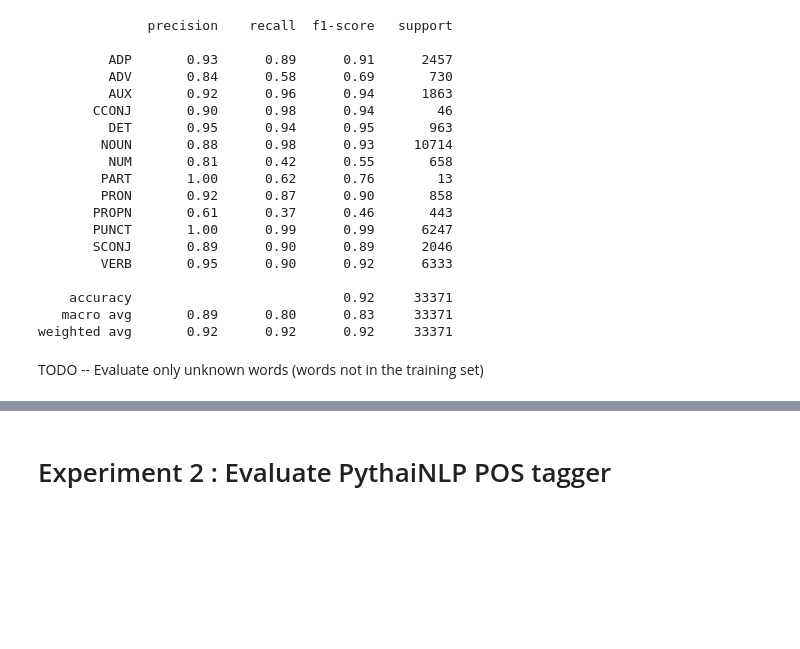
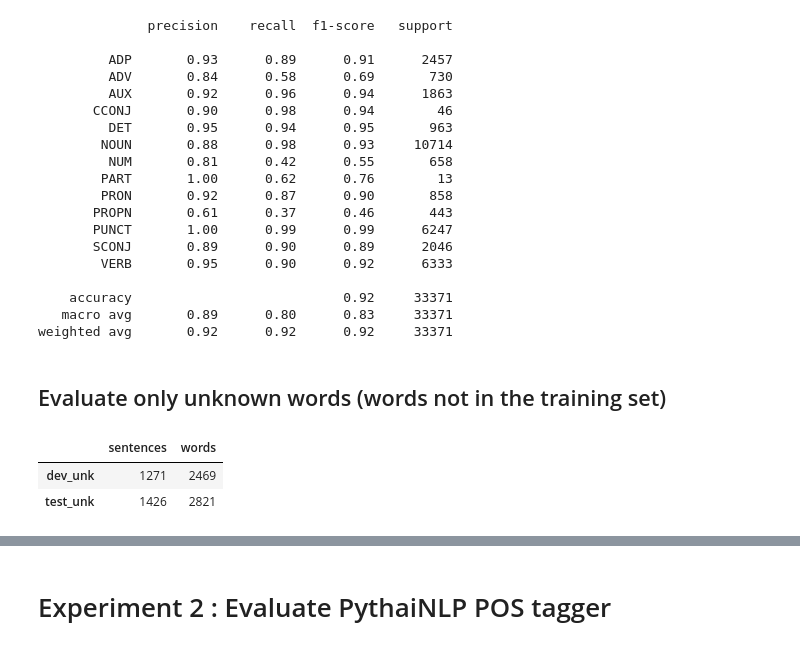
Before and after one commit to jitkapat/thaipostagger, a Jupyter notebook: Experiments with features.ipynb, the cells around one changed output, grey strips where cells are left out. Drawn from its saved outputs; the diff is of its cells as text; code cells hidden in the pictures; blank space fills up the shorter version.

```diff
--- a/Experiments with features.ipynb
+++ b/Experiments with features.ipynb
@@ -76,4 +77,16 @@ print(classification_report(dev_y, predictions))
    macro avg       0.89      0.80      0.83     33371
 weighted avg       0.92      0.92      0.92     33371
 # %% [markdown]
-TODO -- Evaluate only unknown words (words not in the training set)
+## Evaluate only unknown words (words not in the training set)
+# %%
+unk_data_files = ['dev_orchid_noknown.json', 'test_orchid_noknown.json']
+dev_unk, test_unk= tuple(map(lambda x: json.load(open(x)), unk_data_files))
+# %%
+pd.DataFrame({'sentences': [ len(dev_unk), len(test_unk)],
+              'words': [sum(map(len, dev_unk)),sum(map(len, test_unk)) ]
+             },
+             index=['dev_unk', 'test_unk'])
+# %% [output]
+|  | sentences | words |
+| dev_unk | 1271 | 2469 |
+| test_unk | 1426 | 2821 |
```
Also changed, not shown: parts of 14 cells of this notebook.
